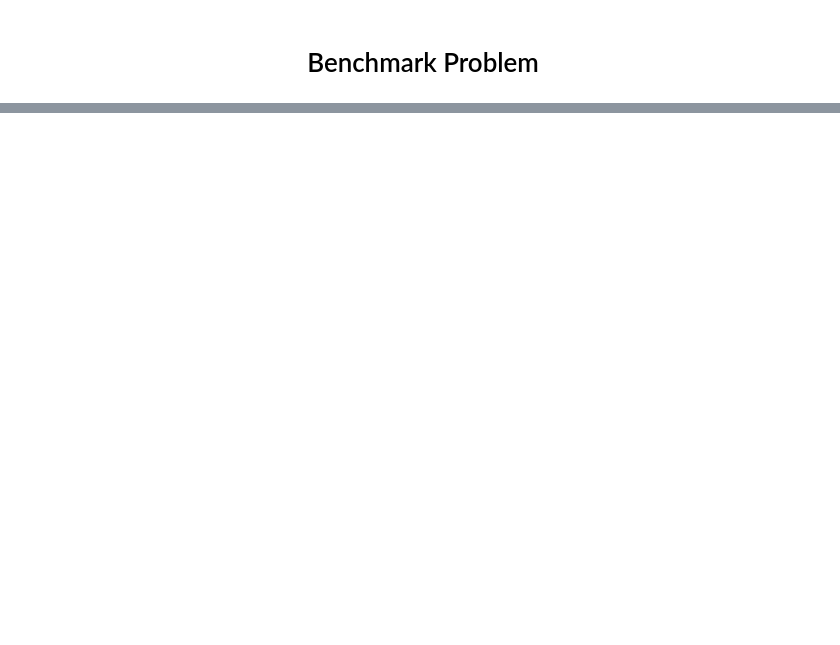
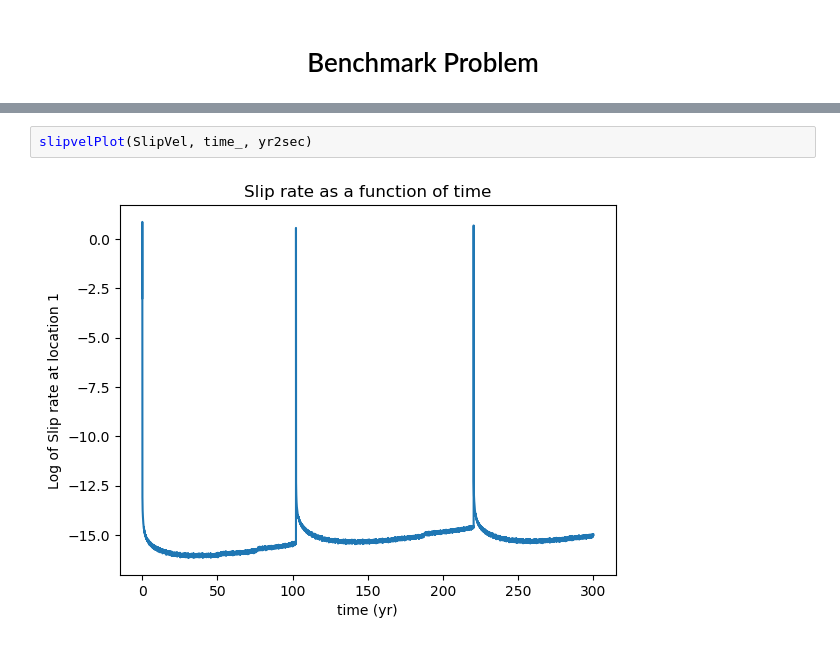
Before and after one commit to thehalfspace/JuliaSEM, a Jupyter notebook: SimulationRun.ipynb, the cells around one changed output, grey strips where cells are left out. Drawn from its saved outputs; the diff is of its cells as text; blank space fills up the shorter version.

```diff
--- a/SimulationRun.ipynb
+++ b/SimulationRun.ipynb
@@ -20,0 +47,4 @@ include("plots.jl")
+# %%
+slipvelPlot(SlipVel, time_, yr2sec)
+# %% [output]
+[figure, added]
```
Also changed, not shown: parts of 9 cells of this notebook, 4 other files.
